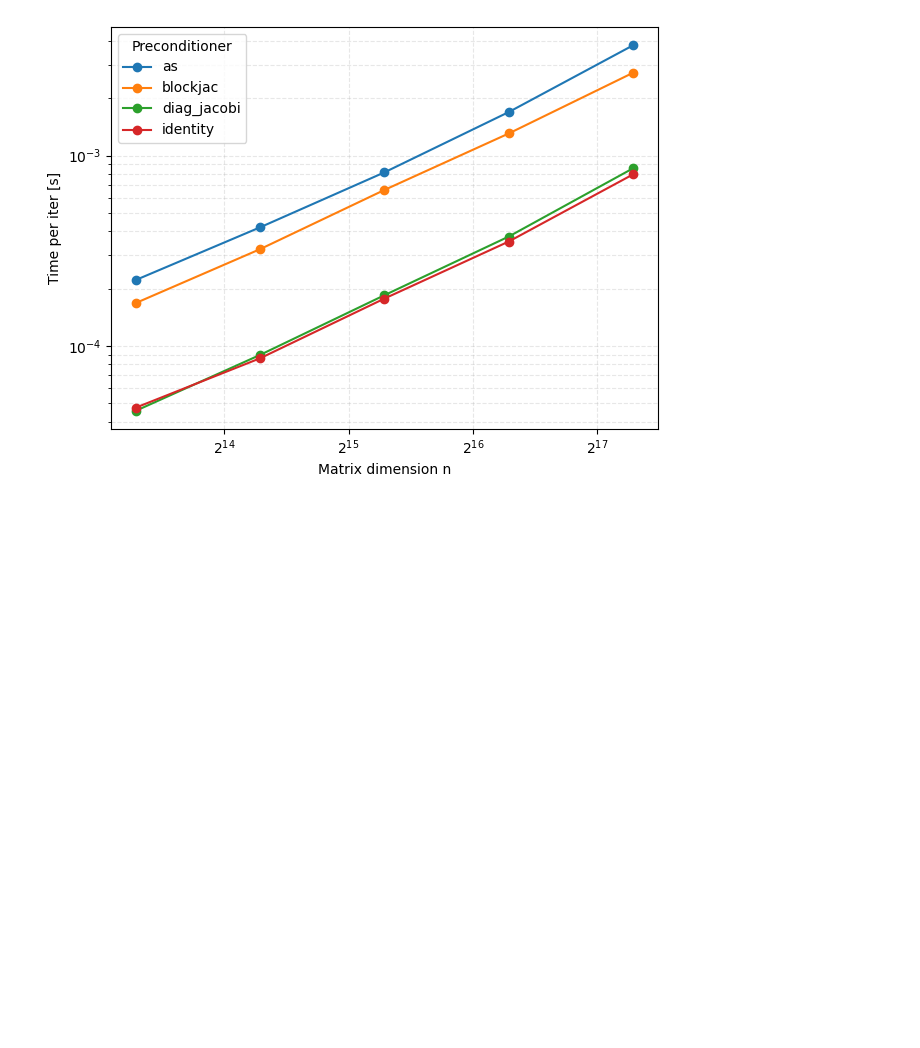
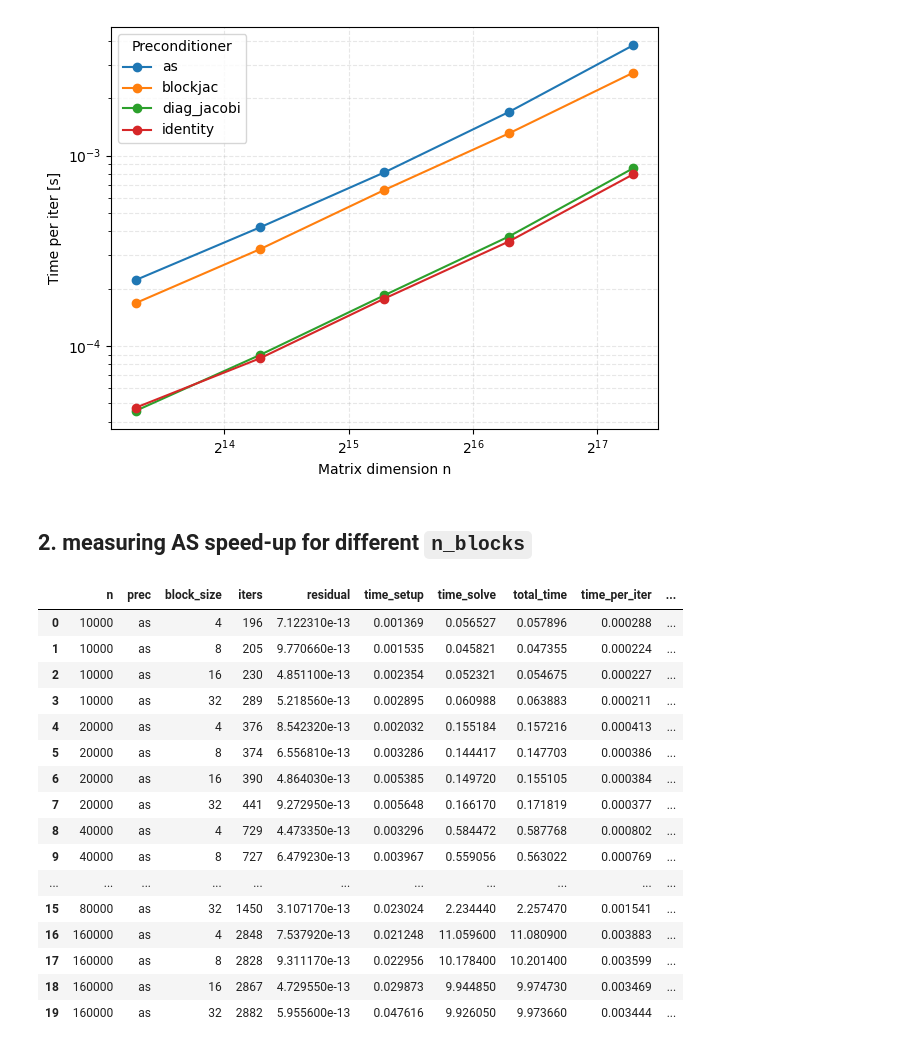
Before and after one commit to riccardoselis00/AMSC-project, a Jupyter notebook: file.ipynb, the cells around one changed output. Saved outputs shown, nothing was run; the diff lists cells and outputs as text; code cells hidden in the pictures; blank space fills up the shorter version.

Commit message:
add speed-up computation speed-up and reorganzie the post-processing

```diff
--- a/file.ipynb
+++ b/file.ipynb
@@ -39,3 +43,29 @@ plot_metric(df, "time_per_iter", logy=True, metric_label="Time per iter [s]")
 [figure]
 [figure]
 [figure]
+# %% [markdown]
+## 2. measuring AS speed-up for different `n_blocks`
+# %%
+from plot import load_data, add_total_solve_time, plot_metric
+
+df = load_data("../data/output/csv/results_seq_as_blocks.csv")
+df = add_total_solve_time(df)
+df.head(30)
+# %% [output]
+|  | n | prec | block_size | iters | residual | time_setup | time_solve | total_time | time_per_iter | ... |
+| 0 | 10000 | as | 4 | 196 | 7.122310e-13 | 0.001369 | 0.056527 | 0.057896 | 0.000288 | ... |
+| 1 | 10000 | as | 8 | 205 | 9.770660e-13 | 0.001535 | 0.045821 | 0.047355 | 0.000224 | ... |
+| 2 | 10000 | as | 16 | 230 | 4.851100e-13 | 0.002354 | 0.052321 | 0.054675 | 0.000227 | ... |
+| 3 | 10000 | as | 32 | 289 | 5.218560e-13 | 0.002895 | 0.060988 | 0.063883 | 0.000211 | ... |
+| 4 | 20000 | as | 4 | 376 | 8.542320e-13 | 0.002032 | 0.155184 | 0.157216 | 0.000413 | ... |
+| 5 | 20000 | as | 8 | 374 | 6.556810e-13 | 0.003286 | 0.144417 | 0.147703 | 0.000386 | ... |
+| 6 | 20000 | as | 16 | 390 | 4.864030e-13 | 0.005385 | 0.149720 | 0.155105 | 0.000384 | ... |
+| 7 | 20000 | as | 32 | 441 | 9.272950e-13 | 0.005648 | 0.166170 | 0.171819 | 0.000377 | ... |
+| 8 | 40000 | as | 4 | 729 | 4.473350e-13 | 0.003296 | 0.584472 | 0.587768 | 0.000802 | ... |
+| 9 | 40000 | as | 8 | 727 | 6.479230e-13 | 0.003967 | 0.559056 | 0.563022 | 0.000769 | ... |
+| ... | ... | ... | ... | ... | ... | ... | ... | ... | ... | ... |
+| 15 | 80000 | as | 32 | 1450 | 3.107170e-13 | 0.023024 | 2.234440 | 2.257470 | 0.001541 | ... |
+| 16 | 160000 | as | 4 | 2848 | 7.537920e-13 | 0.021248 | 11.059600 | 11.080900 | 0.003883 | ... |
+| 17 | 160000 | as | 8 | 2828 | 9.311170e-13 | 0.022956 | 10.178400 | 10.201400 | 0.003599 | ... |
+| 18 | 160000 | as | 16 | 2867 | 4.729550e-13 | 0.029873 | 9.944850 | 9.974730 | 0.003469 | ... |
+| 19 | 160000 | as | 32 | 2882 | 5.955600e-13 | 0.047616 | 9.926050 | 9.973660 | 0.003444 | ... |
```
Also changed, not shown: parts of 3 cells of this notebook, 9 other files.
